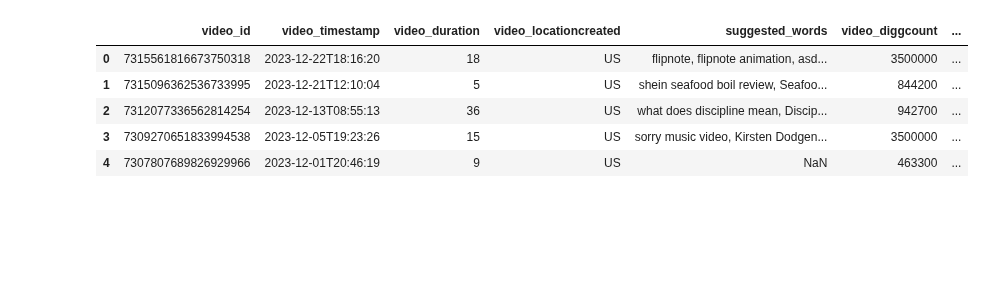
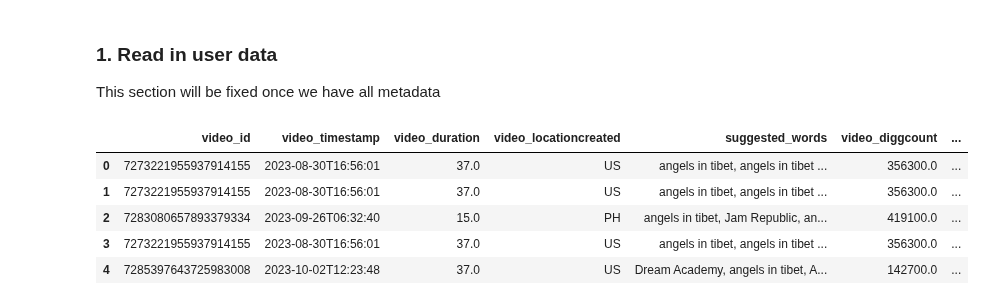
Before and after one commit to jyontika/CS315-Project-2, a Jupyter notebook: analysis/description-suggested-words-analysis.ipynb, the cells around one changed output. Drawn from its saved outputs; the diff is of its cells as text; code cells hidden in the pictures; blank space fills up the shorter version.

```diff
--- a/analysis/description-suggested-words-analysis.ipynb
+++ b/analysis/description-suggested-words-analysis.ipynb
@@ -14,11 +13,4 @@ articles = pd.read_csv(f'{cwd}/../pre-processing/url-json-oct7')
-# %%
-
-df = pd.read_csv('results.csv')
-df.head()
-# %% [output]
-|  | video_id | video_timestamp | video_duration | video_locationcreated | suggested_words | video_diggcount | ... |
-| 0 | 7315561816673750318 | 2023-12-22T18:16:20 | 18 | US | flipnote, flipnote animation, asd... | 3500000 | ... |
-| 1 | 7315096362536733995 | 2023-12-21T12:10:04 | 5 | US | shein seafood boil review, Seafoo... | 844200 | ... |
-| 2 | 7312077336562814254 | 2023-12-13T08:55:13 | 36 | US | what does discipline mean, Discip... | 942700 | ... |
-| 3 | 7309270651833994538 | 2023-12-05T19:23:26 | 15 | US | sorry music video, Kirsten Dodgen... | 3500000 | ... |
-| 4 | 7307807689826929966 | 2023-12-01T20:46:19 | 9 | US | NaN | 463300 | ... |
+# %% [markdown]
+### 1. Read in user data <a class="anchor" id="1"></a>
+
+This section will be fixed once we have all metadata
@@ -24,0 +20,22 @@ df.head()
+# %%
+# fix when we have metadata for all videos!
+cwd = os.getcwd()
+metadata_dir = f'{cwd}/../pre-processing/metadata-csv'
+metadata_files = [file for file in os.listdir(metadata_dir) if file.endswith(".csv")]
+
+dataframes = []
+
+for file in metadata_files:
+    file_path = os.path.join(metadata_dir, file)
+    df = pd.read_csv(file_path)
+    dataframes.append(df)
+
+combined_df = pd.concat(dataframes, ignore_index=True)
+combined_df.head()
+# %% [output]
+|  | video_id | video_timestamp | video_duration | video_locationcreated | suggested_words | video_diggcount | ... |
+| 0 | 7273221955937914155 | 2023-08-30T16:56:01 | 37.0 | US | angels in tibet, angels in tibet ... | 356300.0 | ... |
+| 1 | 7273221955937914155 | 2023-08-30T16:56:01 | 37.0 | US | angels in tibet, angels in tibet ... | 356300.0 | ... |
+| 2 | 7283080657893379334 | 2023-09-26T06:32:40 | 15.0 | PH | angels in tibet, Jam Republic, an... | 419100.0 | ... |
+| 3 | 7273221955937914155 | 2023-08-30T16:56:01 | 37.0 | US | angels in tibet, angels in tibet ... | 356300.0 | ... |
+| 4 | 7285397643725983008 | 2023-10-02T12:23:48 | 37.0 | US | Dream Academy, angels in tibet, A... | 142700.0 | ... |
```
Also changed, not shown: parts of 26 cells of this notebook.
